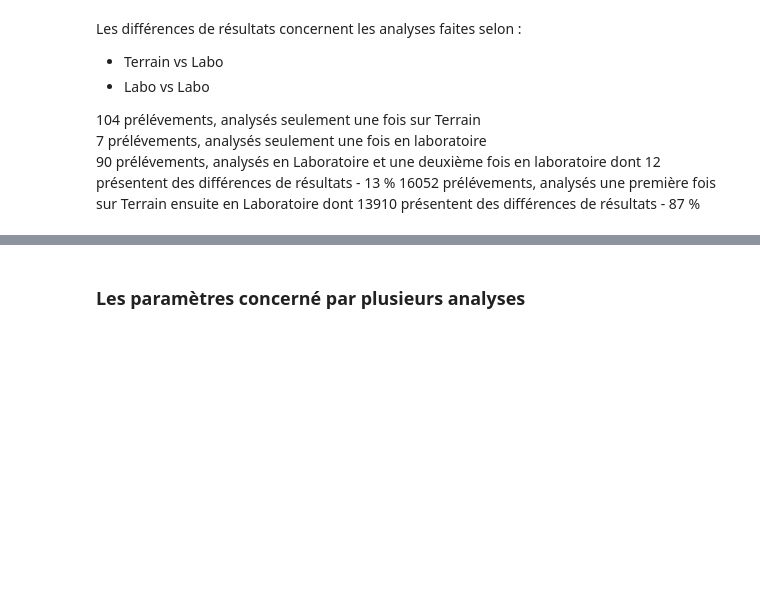
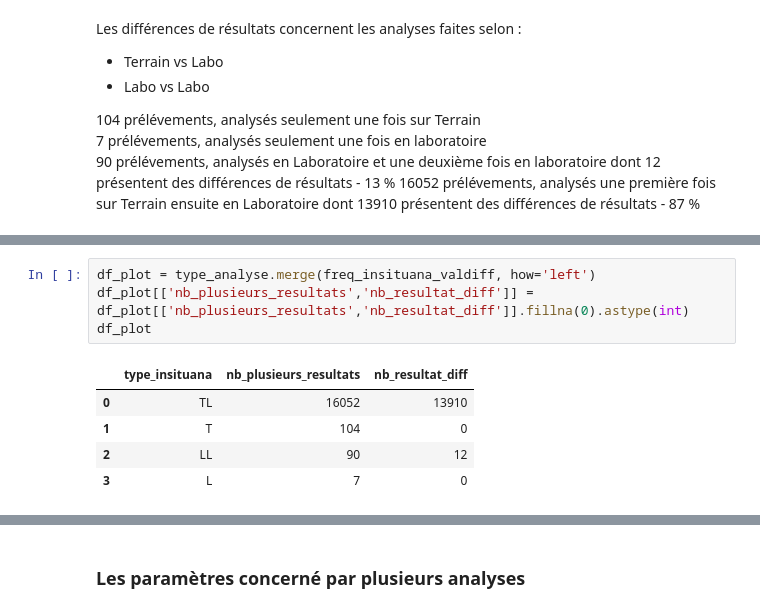
Before and after one commit to dataforgoodfr/13_pollution_eau, a Jupyter notebook: Tâche 179 - Explo_2_labo.ipynb, the cells around one changed output, grey strips where cells are left out. Drawn from its saved outputs; the diff is of its cells as text; blank space fills up the shorter version.

```diff
--- a/Tâche 179 - Explo_2_labo.ipynb
+++ b/Tâche 179 - Explo_2_labo.ipynb
@@ -245,0 +246,10 @@ freq_insituana_valdiff
+# %%
+df_plot = type_analyse.merge(freq_insituana_valdiff, how='left')
+df_plot[['nb_plusieurs_resultats','nb_resultat_diff']] = df_plot[['nb_plusieurs_resultats','nb_resultat_diff']].fillna(0).astype(int)
+df_plot
+# %% [output]
+|  | type_insituana | nb_plusieurs_resultats | nb_resultat_diff |
+| 0 | TL | 16052 | 13910 |
+| 1 | T | 104 | 0 |
+| 2 | LL | 90 | 12 |
+| 3 | L | 7 | 0 |
```
Also changed, not shown: parts of 4 cells of this notebook.
